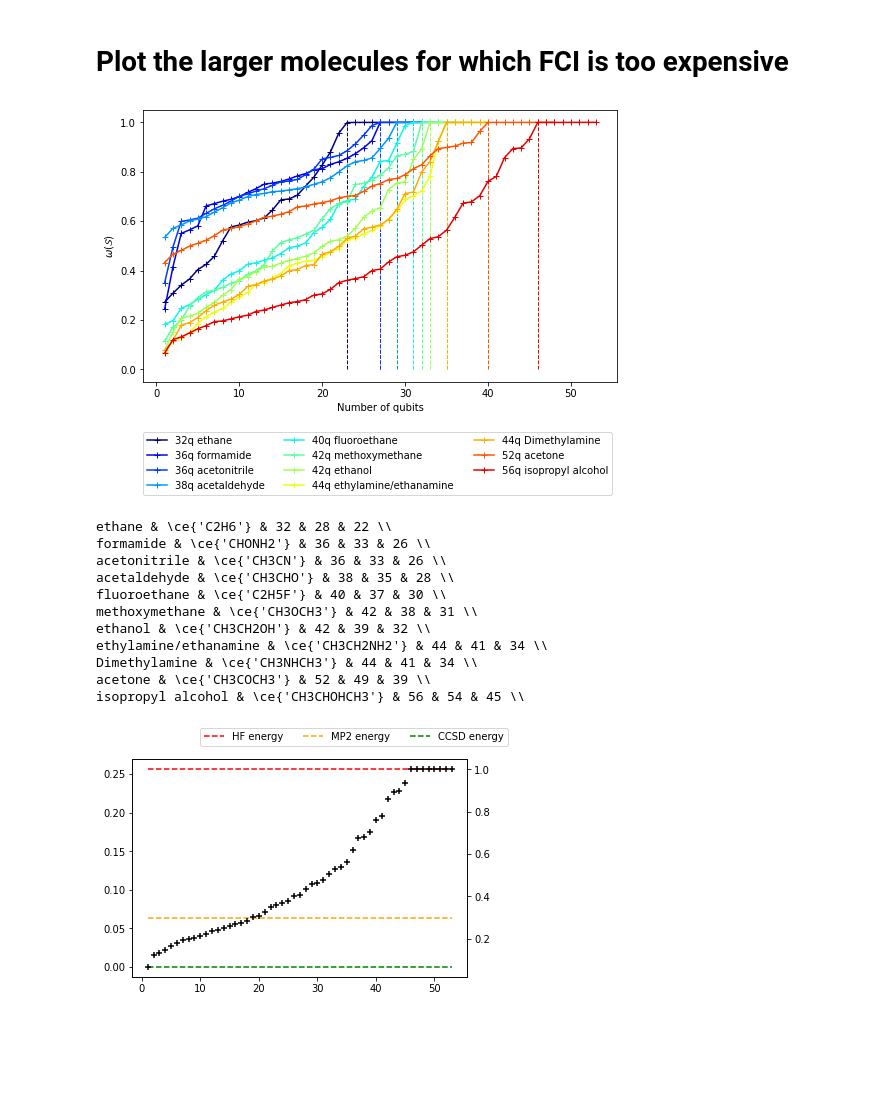
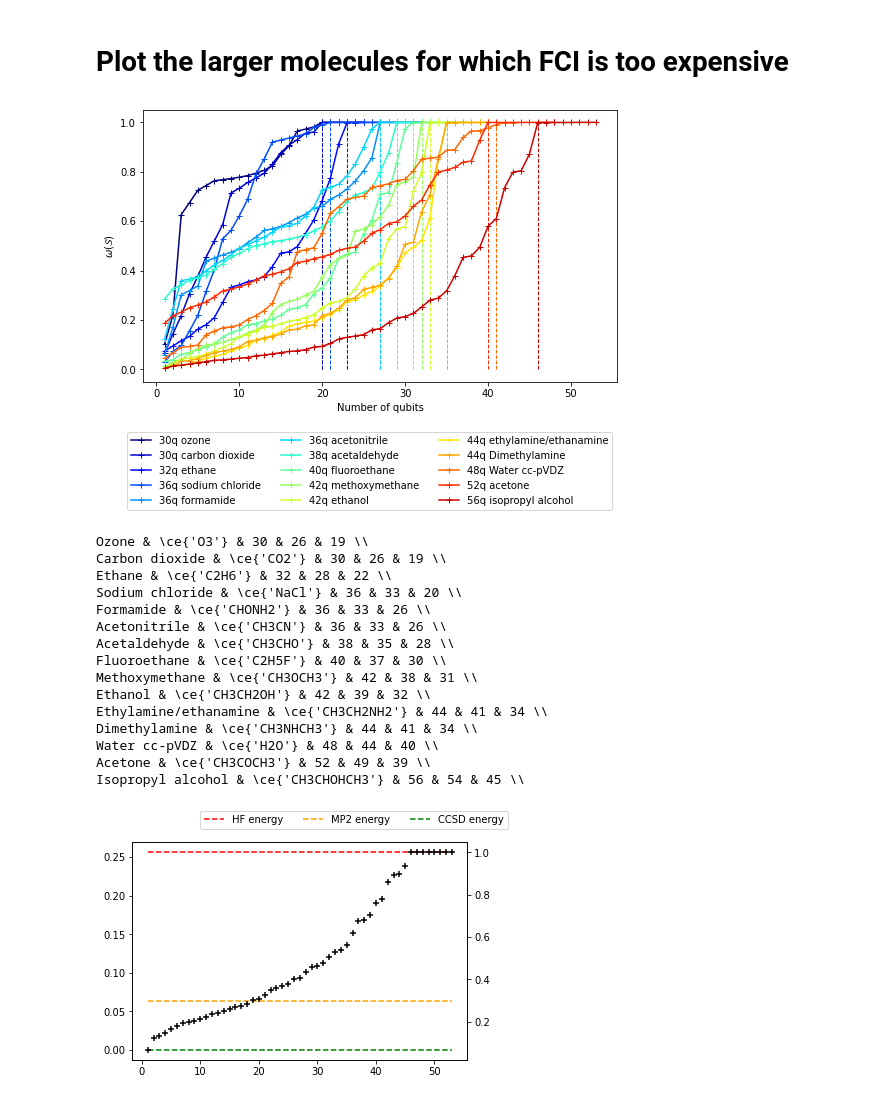
Before and after one commit to UCL-CCS/symmer, a Jupyter notebook: notebooks/plot_stabilizer_results.ipynb, the cells around one changed output. Saved outputs shown, nothing was run; the diff lists cells and outputs as text; code cells hidden in the pictures; blank space fills up the shorter version.

```diff
--- a/notebooks/plot_stabilizer_results.ipynb
+++ b/notebooks/plot_stabilizer_results.ipynb
@@ -7,6 +7,8 @@ with open('data/molecule_data.json', 'r') as jfile:
     molecule_geometries = json.load(jfile)
 with open('data/score_data.json', 'r') as infile:
     scoring_data = json.load(infile)
+with open('data/score_vs_energy.json', 'r') as infile:
+    randomized = json.load(infile)
 # %%
 molecules = list(scoring_data.keys())
 print(molecules)
@@ -29,0 +34,3 @@ len(plot_mols)
+# %%
+rand_molecules = list(randomized.keys())
+print(rand_molecules)
@@ -29,0 +39,11 @@ len(plot_mols)
+# %%
+n_grids = len(rand_molecules)
+print(n_grids)
+
+def factor_near_square(x: int):
+    a = int(np.sqrt(x))
+    b = x/a
+    while b-int(b)!=0:
+        a+=1
+        b = x/a
+    return int(a),int(b)
@@ -32,57 +246,66 @@ len(plot_mols)
 # %%
 from matplotlib import cm
 
-plot_mols = [mol for mol in molecules if scoring_data[mol]['fci_energy'] is None]
+plot_mols = [mol for mol in molecules if scoring_data[mol]['n_qubits_pre_taper'] >=30]
 mol_order = sorted([(mol, scoring_data[mol]['n_qubits_pre_taper']) for mol in plot_mols], key=lambda x:x[1])
 mol_order, qubits = zip(*mol_order)
 
 fig,score_axis = plt.subplots(figsize=(8.5,5))
 
 for index, speciesname in enumerate(mol_order):
-    name = molecule_geometries[speciesname]['name']
+    try:
+        name = molecule_geometries[speciesname]['name']
+    except:
+        name = 'Water cc-pVDZ'
     data = scoring_data[speciesname]
     n_qubits = data['n_qubits_post_taper']
     n_qubits_full = data['n_qubits_pre_taper']
-    scores = np.array(data['stabilizer_score'])
+    scores = np.square(np.array(data['stabilizer_score']))
     scored_1 = np.where(scores>0.99)[0][0]
 
     c = plt.cm.jet(index/len(plot_mols))
     X = np.arange(len(scores))+1
     score_axis.plot(X,scores, color=c, marker='+', label=f'{n_qubits_full}q {name}')
     score_axis.vlines(scored_1+1, 0, 1, color=c, ls='--', lw=1)
 
 score_axis.set_xlabel('Number of qubits')
 score_axis.set_ylabel('$\omega(\mathcal{S})$')
 fig.legend(ncol=3, bbox_to_anchor=(0.9,0))
 plt.show()
 # %% [output]
-[figure, old version]
+[figure, new version]
 # %%
 fig.savefig('plots/large_molecules.png', dpi=300, bbox_inches='tight')
 # %%
-
-
 for speciesname in mol_order:
-    name = molecule_geometries[speciesname]['name']
+    try:
+        name = molecule_geometries[speciesname]['name']
+    except:
+        name = 'Water cc-pVDZ'
+    name = name[0].upper() + name[1:]
     data = scoring_data[speciesname]
     n_qubits = data['n_qubits_post_taper']
     n_qubits_full = data['n_qubits_pre_taper']
-    scores = np.array(data['stabilizer_score'])
+    scores = np.square(np.array(data['stabilizer_score']))
     scored_1 = np.where(scores>0.99)[0][0]
     frmat = speciesname[:speciesname.find('_')]
     print(f'{name} & \ce{ {frmat} } & {n_qubits_full} & {n_qubits} & {scored_1} \\\\')
 # %% [output]
-ethane & \ce{'C2H6'} & 32 & 28 & 22 \\
-formamide & \ce{'CHONH2'} & 36 & 33 & 26 \\
-acetonitrile & \ce{'CH3CN'} & 36 & 33 & 26 \\
-acetaldehyde & \ce{'CH3CHO'} & 38 & 35 & 28 \\
-fluoroethane & \ce{'C2H5F'} & 40 & 37 & 30 \\
-methoxymethane & \ce{'CH3OCH3'} & 42 & 38 & 31 \\
-ethanol & \ce{'CH3CH2OH'} & 42 & 39 & 32 \\
-ethylamine/ethanamine & \ce{'CH3CH2NH2'} & 44 & 41 & 34 \\
+Ozone & \ce{'O3'} & 30 & 26 & 19 \\
+Carbon dioxide & \ce{'CO2'} & 30 & 26 & 19 \\
+Ethane & \ce{'C2H6'} & 32 & 28 & 22 \\
+Sodium chloride & \ce{'NaCl'} & 36 & 33 & 20 \\
+Formamide & \ce{'CHONH2'} & 36 & 33 & 26 \\
+Acetonitrile & \ce{'CH3CN'} & 36 & 33 & 26 \\
+Acetaldehyde & \ce{'CH3CHO'} & 38 & 35 & 28 \\
+Fluoroethane & \ce{'C2H5F'} & 40 & 37 & 30 \\
+Methoxymethane & \ce{'CH3OCH3'} & 42 & 38 & 31 \\
+Ethanol & \ce{'CH3CH2OH'} & 42 & 39 & 32 \\
+Ethylamine/ethanamine & \ce{'CH3CH2NH2'} & 44 & 41 & 34 \\
 Dimethylamine & \ce{'CH3NHCH3'} & 44 & 41 & 34 \\
-acetone & \ce{'CH3COCH3'} & 52 & 49 & 39 \\
-isopropyl alcohol & \ce{'CH3CHOHCH3'} & 56 & 54 & 45 \\
+Water cc-pVDZ & \ce{'H2O'} & 48 & 44 & 40 \\
+Acetone & \ce{'CH3COCH3'} & 52 & 49 & 39 \\
+Isopropyl alcohol & \ce{'CH3CHOHCH3'} & 56 & 54 & 45 \\
 # %%
 ref_energy = ccsd_energy
 
```
Also changed, not shown: parts of 11 cells of this notebook, 8 other files.
